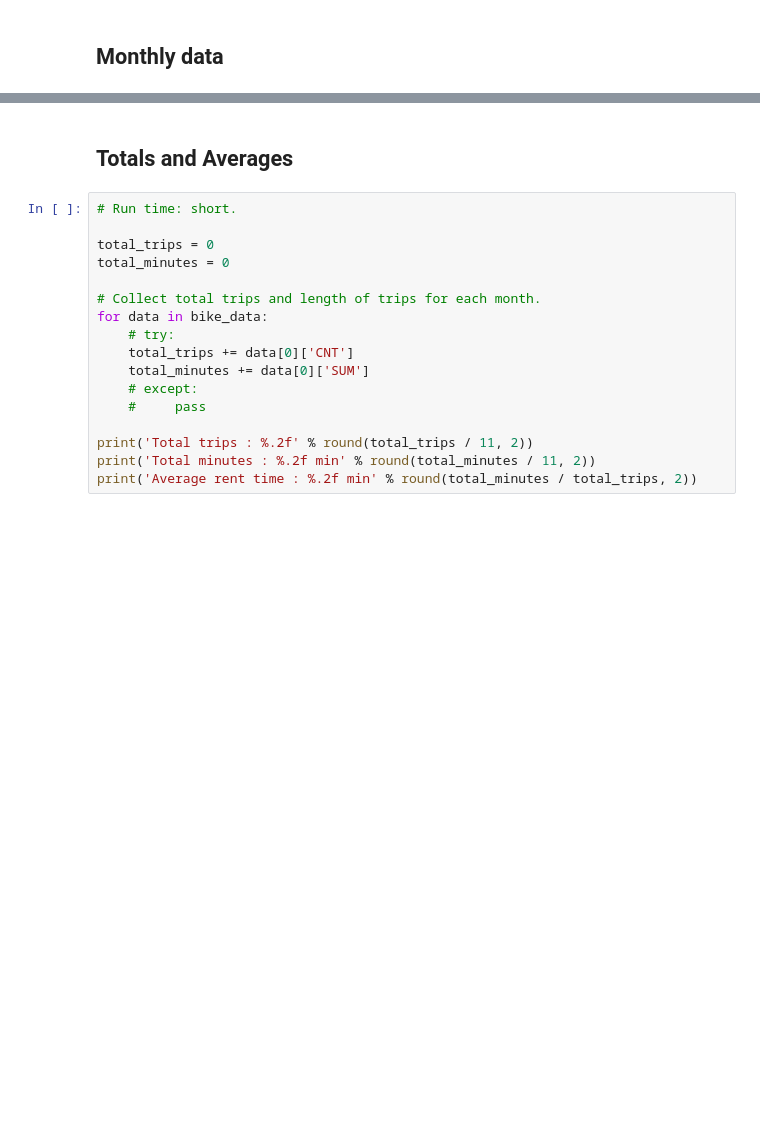
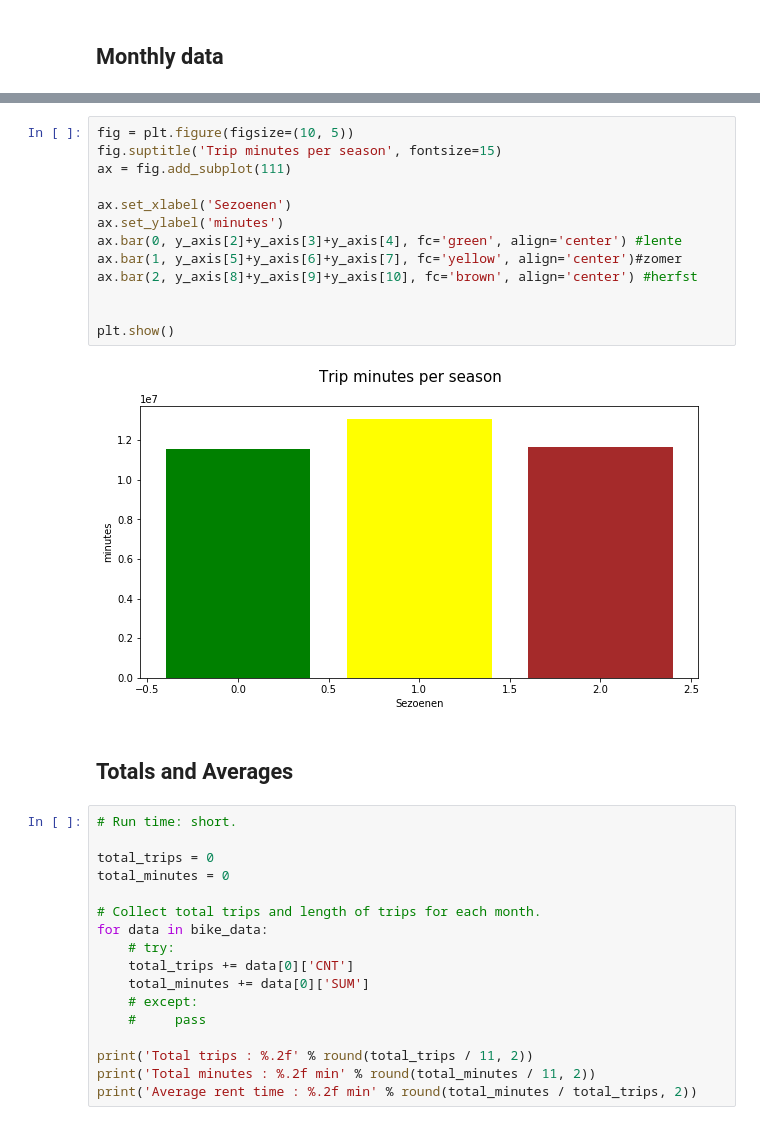
Before and after one commit to BoumansRaf/DataMiningProject, a Jupyter notebook: velo2.ipynb, the cells around one changed output, grey strips where cells are left out. Drawn from its saved outputs; the diff is of its cells as text; blank space fills up the shorter version.

Commit message:
Add sort seasons by minutes

```diff
--- a/velo2.ipynb
+++ b/velo2.ipynb
@@ -225,3 +257,18 @@ plt.show()
+# %%
+fig = plt.figure(figsize=(10, 5))
+fig.suptitle('Trip minutes per season', fontsize=15)
+ax = fig.add_subplot(111)
+
+ax.set_xlabel('Sezoenen')
+ax.set_ylabel('minutes')
+ax.bar(0, y_axis[2]+y_axis[3]+y_axis[4], fc='green', align='center') #lente
+ax.bar(1, y_axis[5]+y_axis[6]+y_axis[7], fc='yellow', align='center')#zomer
+ax.bar(2, y_axis[8]+y_axis[9]+y_axis[10], fc='brown', align='center') #herfst
+
+
+plt.show()
+# %% [output]
+[figure, added]
 # %% [markdown]
 ## Totals and Averages
 # %%
```
Also changed, not shown: parts of 7 cells of this notebook.
